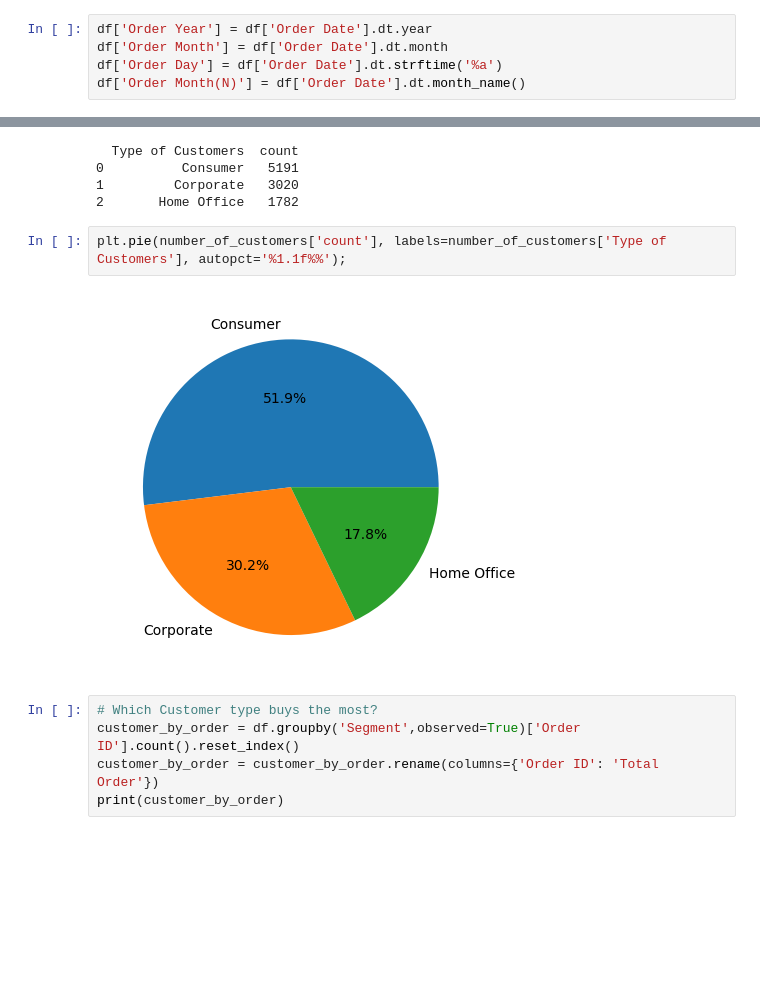
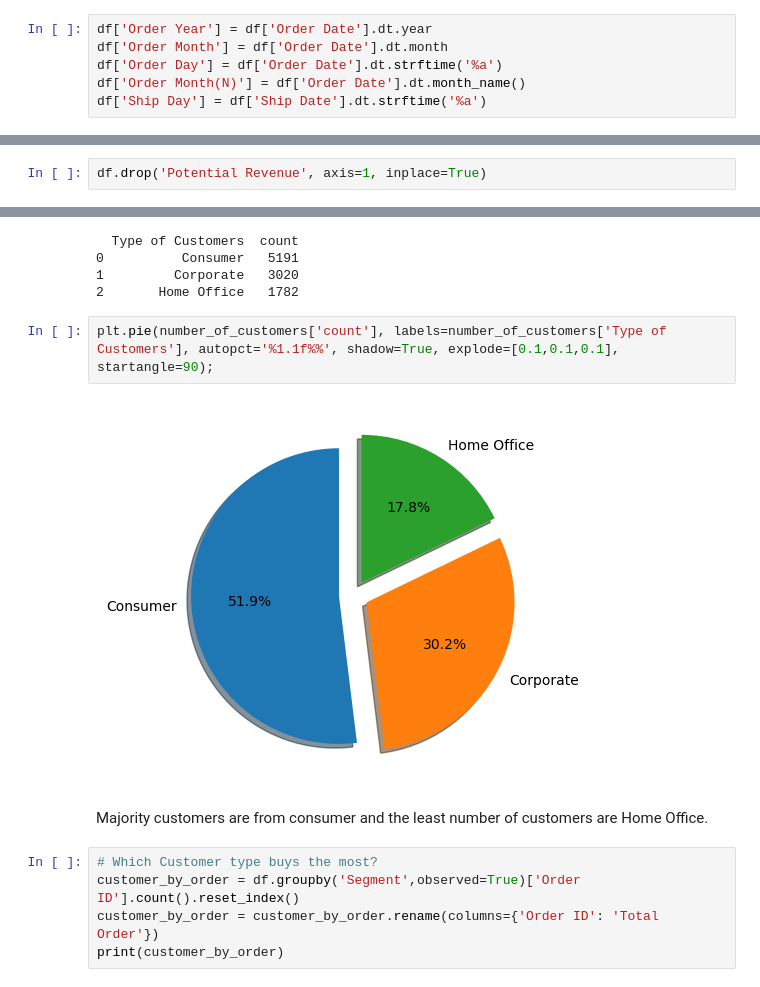
Before and after one commit to zakianazzum/superstore_sales_analysis, a Jupyter notebook: sales_analysis.ipynb, the cells around one changed output, grey strips where cells are left out. Drawn from its saved outputs; the diff is of its cells as text; blank space fills up the shorter version.

```diff
--- a/sales_analysis.ipynb
+++ b/sales_analysis.ipynb
@@ -296,6 +105,7 @@ df['Order Year'] = df['Order Date'].dt.year
 df['Order Month'] = df['Order Date'].dt.month
 df['Order Day'] = df['Order Date'].dt.strftime('%a')
 df['Order Month(N)'] = df['Order Date'].dt.month_name()
+df['Ship Day'] = df['Ship Date'].dt.strftime('%a')
 # %%
 def investigate_sales_discount(df):
     print("Sample of Sales and Discount:")
@@ -334,6 +144,8 @@ Total Potential Revenue:  1974421.7655590002
 # %% [markdown]
 ###### Sales column is likely representing Revenue (or Net Sales).
 ###### The Discount column shows the rate of discount applied to the original price
+# %%
+df.drop('Potential Revenue', axis=1, inplace=True)
 # %% [markdown]
 * Calculating Customer Lifetime Value (CLV)
 # %%
@@ -404,9 +249,11 @@ print(number_of_customers)
 1         Corporate   3020
 2       Home Office   1782
 # %%
-plt.pie(number_of_customers['count'], labels=number_of_customers['Type of Customers'], autopct='%1.1f%%');
+plt.pie(number_of_customers['count'], labels=number_of_customers['Type of Customers'], autopct='%1.1f%%', shadow=True, explode=[0.1,0.1,0.1], startangle=90);
 # %% [output]
-[figure, old version]
+[figure, new version]
+# %% [markdown]
+Majority customers are from consumer and the least number of customers are Home Office.
 # %%
 # Which Customer type buys the most?
 customer_by_order = df.groupby('Segment',observed=True)['Order ID'].count().reset_index()
```
Also changed, not shown: parts of 46 cells of this notebook, 3 other files.
